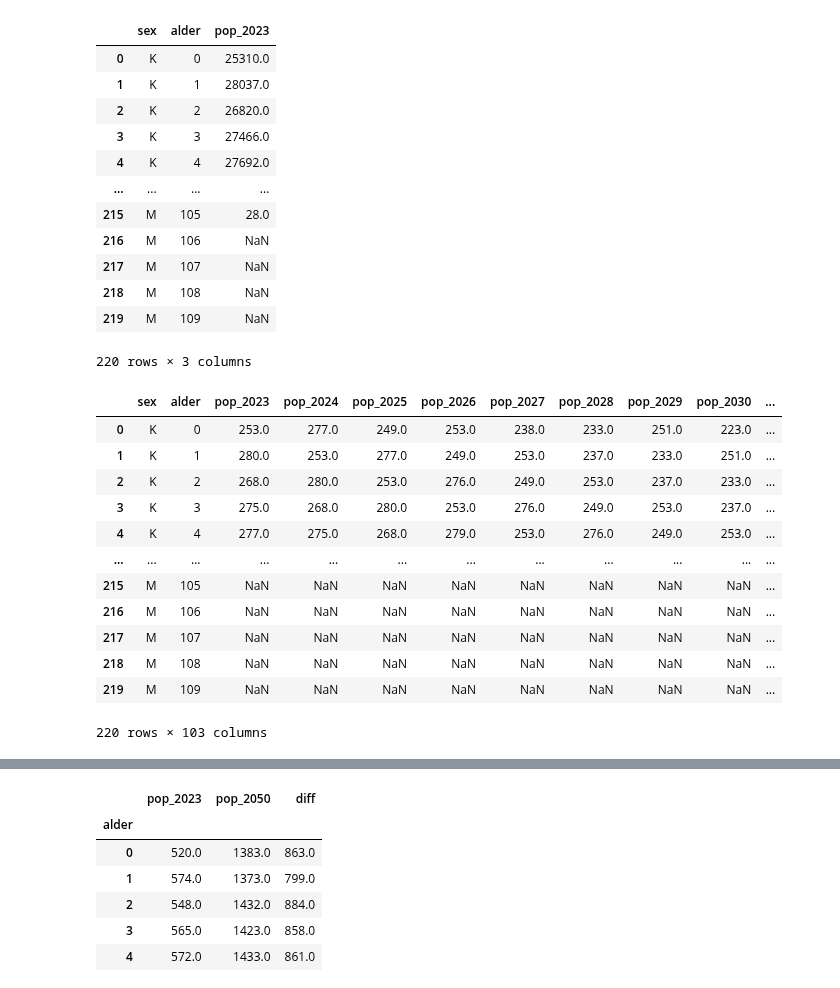
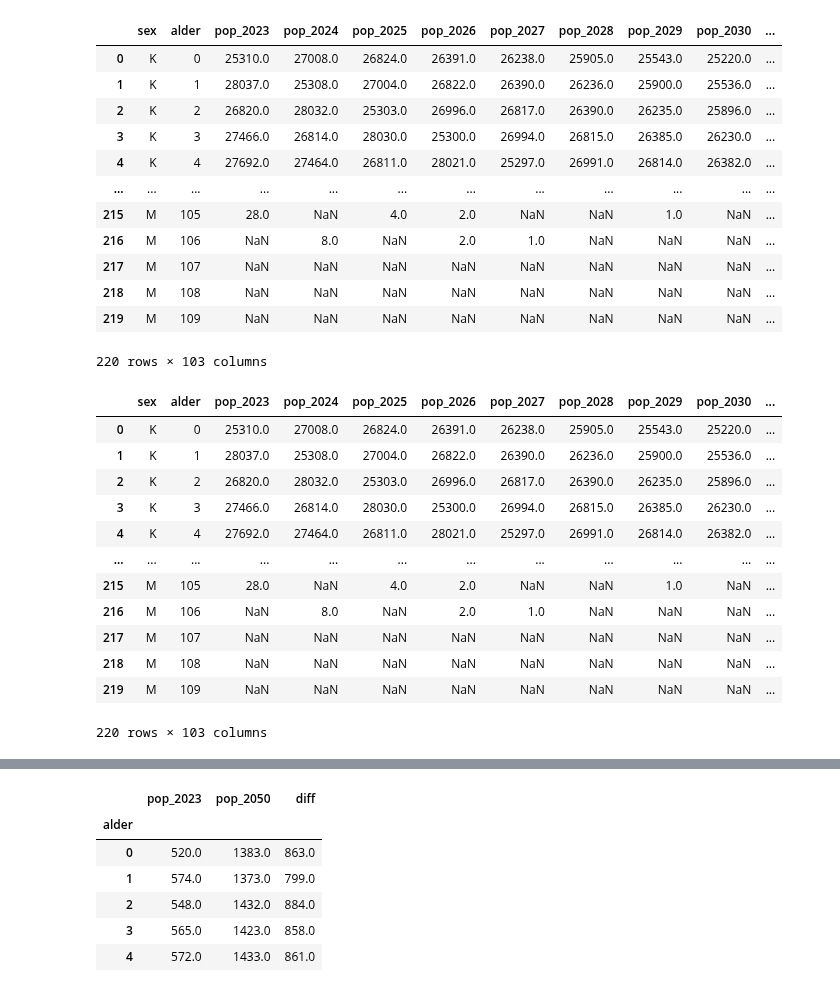
Before and after one commit to johnoskarskjeldrum/population-project-model, a Jupyter notebook: Befolkningsfremskrivning plots.ipynb, the cells around one changed output, grey strips where cells are left out. Drawn from its saved outputs; the diff is of its cells as text; code cells hidden in the pictures.

```diff
--- a/Befolkningsfremskrivning plots.ipynb
+++ b/Befolkningsfremskrivning plots.ipynb
@@ -7,7 +7,7 @@ import os
 import matplotlib.pyplot as plt
 from pathlib import Path
 # %%
-data = Path("Data")
+data = Path("data")
 # %%
 datafiler = os.listdir(data)
 datafiler.sort()
@@ -64,33 +52,33 @@ ax.legend()
 # %%
-populasjon_2026 = pd.read_csv(data / 'popfordeling_2023-2023_tfr1_5.csv')
+populasjon_2026 = pd.read_csv(data / 'popfordeling_2023-2123_tfr1_5.csv')
 populasjon_2026
 # %% [output]
-|  | sex | alder | pop_2023 |
-| 0 | K | 0 | 25310.0 |
-| 1 | K | 1 | 28037.0 |
-| 2 | K | 2 | 26820.0 |
-| 3 | K | 3 | 27466.0 |
-| 4 | K | 4 | 27692.0 |
-| ... | ... | ... | ... |
-| 215 | M | 105 | 28.0 |
-| 216 | M | 106 | NaN |
-| 217 | M | 107 | NaN |
-| 218 | M | 108 | NaN |
-| 219 | M | 109 | NaN |
+|  | sex | alder | pop_2023 | pop_2024 | pop_2025 | pop_2026 | pop_2027 | pop_2028 | pop_2029 | pop_2030 | ... |
+| 0 | K | 0 | 25310.0 | 27008.0 | 26824.0 | 26391.0 | 26238.0 | 25905.0 | 25543.0 | 25220.0 | ... |
+| 1 | K | 1 | 28037.0 | 25308.0 | 27004.0 | 26822.0 | 26390.0 | 26236.0 | 25900.0 | 25536.0 | ... |
+| 2 | K | 2 | 26820.0 | 28032.0 | 25303.0 | 26996.0 | 26817.0 | 26390.0 | 26235.0 | 25896.0 | ... |
+| 3 | K | 3 | 27466.0 | 26814.0 | 28030.0 | 25300.0 | 26994.0 | 26815.0 | 26385.0 | 26230.0 | ... |
+| 4 | K | 4 | 27692.0 | 27464.0 | 26811.0 | 28021.0 | 25297.0 | 26991.0 | 26814.0 | 26382.0 | ... |
+| ... | ... | ... | ... | ... | ... | ... | ... | ... | ... | ... | ... |
+| 215 | M | 105 | 28.0 | NaN | 4.0 | 2.0 | NaN | NaN | 1.0 | NaN | ... |
+| 216 | M | 106 | NaN | 8.0 | NaN | 2.0 | 1.0 | NaN | NaN | NaN | ... |
+| 217 | M | 107 | NaN | NaN | NaN | NaN | NaN | NaN | NaN | NaN | ... |
+| 218 | M | 108 | NaN | NaN | NaN | NaN | NaN | NaN | NaN | NaN | ... |
+| 219 | M | 109 | NaN | NaN | NaN | NaN | NaN | NaN | NaN | NaN | ... |
-220 rows × 3 columns
+220 rows × 103 columns
 # %%
-pop = pd.read_csv(data / 'test_popfordeling_2023-2123_tfr1_5.csv')
+pop = pd.read_csv(data / 'popfordeling_2023-2123_tfr1_5.csv')
 pop
 # %% [output]
 |  | sex | alder | pop_2023 | pop_2024 | pop_2025 | pop_2026 | pop_2027 | pop_2028 | pop_2029 | pop_2030 | ... |
-| 0 | K | 0 | 253.0 | 277.0 | 249.0 | 253.0 | 238.0 | 233.0 | 251.0 | 223.0 | ... |
-| 1 | K | 1 | 280.0 | 253.0 | 277.0 | 249.0 | 253.0 | 237.0 | 233.0 | 251.0 | ... |
-| 2 | K | 2 | 268.0 | 280.0 | 253.0 | 276.0 | 249.0 | 253.0 | 237.0 | 233.0 | ... |
-| 3 | K | 3 | 275.0 | 268.0 | 280.0 | 253.0 | 276.0 | 249.0 | 253.0 | 237.0 | ... |
-| 4 | K | 4 | 277.0 | 275.0 | 268.0 | 279.0 | 253.0 | 276.0 | 249.0 | 253.0 | ... |
+| 0 | K | 0 | 25310.0 | 27008.0 | 26824.0 | 26391.0 | 26238.0 | 25905.0 | 25543.0 | 25220.0 | ... |
+| 1 | K | 1 | 28037.0 | 25308.0 | 27004.0 | 26822.0 | 26390.0 | 26236.0 | 25900.0 | 25536.0 | ... |
+| 2 | K | 2 | 26820.0 | 28032.0 | 25303.0 | 26996.0 | 26817.0 | 26390.0 | 26235.0 | 25896.0 | ... |
+| 3 | K | 3 | 27466.0 | 26814.0 | 28030.0 | 25300.0 | 26994.0 | 26815.0 | 26385.0 | 26230.0 | ... |
+| 4 | K | 4 | 27692.0 | 27464.0 | 26811.0 | 28021.0 | 25297.0 | 26991.0 | 26814.0 | 26382.0 | ... |
 | ... | ... | ... | ... | ... | ... | ... | ... | ... | ... | ... | ... |
-| 215 | M | 105 | NaN | NaN | NaN | NaN | NaN | NaN | NaN | NaN | ... |
-| 216 | M | 106 | NaN | NaN | NaN | NaN | NaN | NaN | NaN | NaN | ... |
+| 215 | M | 105 | 28.0 | NaN | 4.0 | 2.0 | NaN | NaN | 1.0 | NaN | ... |
+| 216 | M | 106 | NaN | 8.0 | NaN | 2.0 | 1.0 | NaN | NaN | NaN | ... |
 | 217 | M | 107 | NaN | NaN | NaN | NaN | NaN | NaN | NaN | NaN | ... |
 | 218 | M | 108 | NaN | NaN | NaN | NaN | NaN | NaN | NaN | NaN | ... |
 | 219 | M | 109 | NaN | NaN | NaN | NaN | NaN | NaN | NaN | NaN | ... |
```
Also changed, not shown: parts of 6 cells of this notebook, 17 other files.
